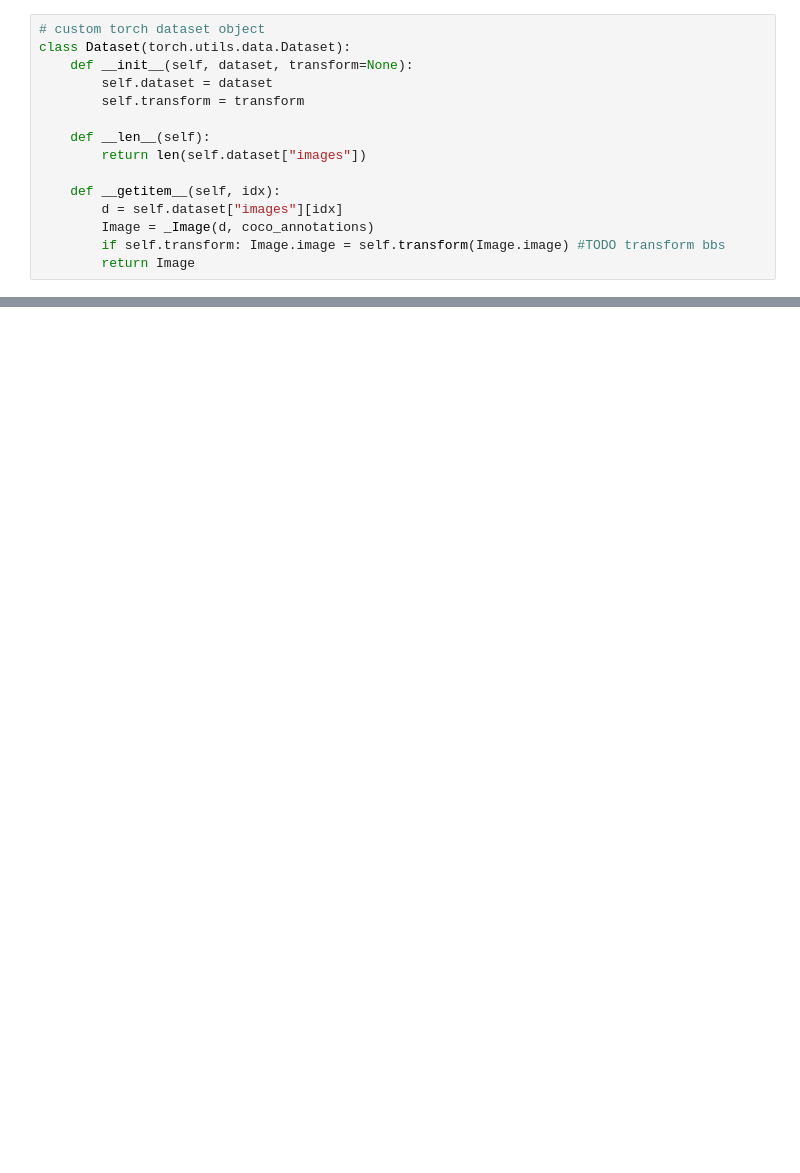
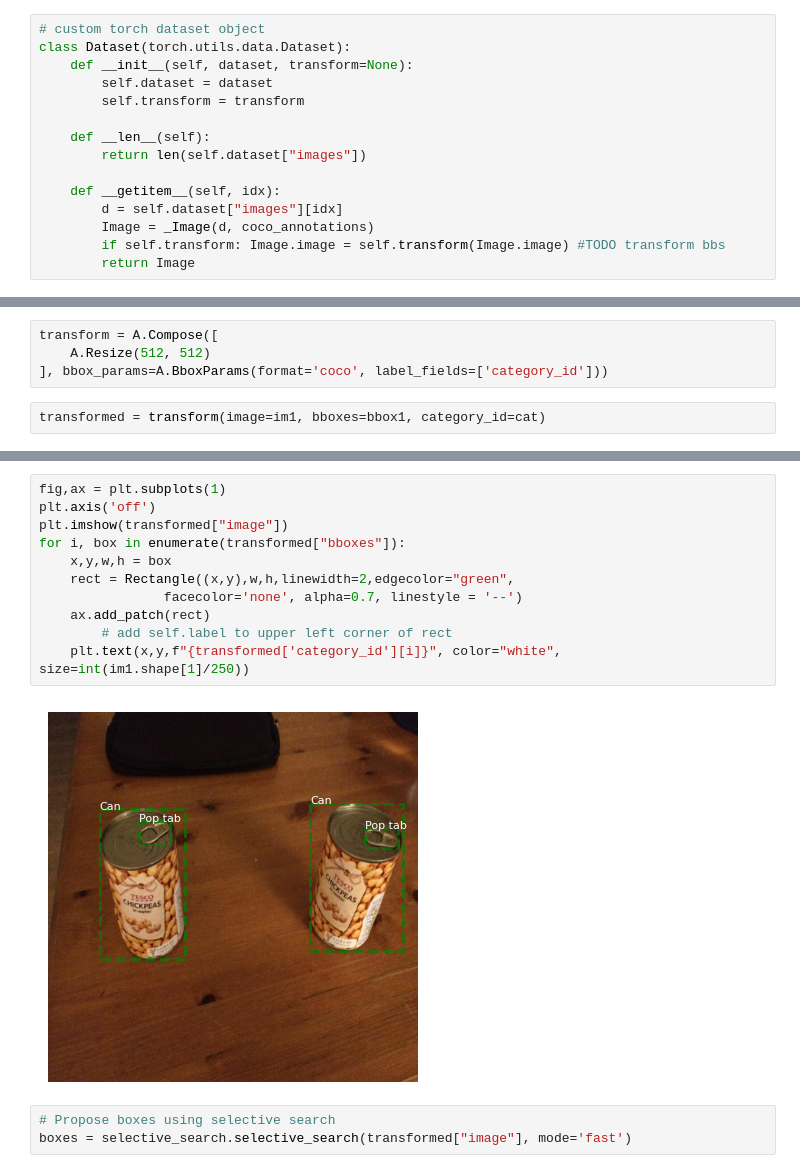
Before and after one commit to ExplodedViewMelon/02514_Project4, a Jupyter notebook: notebook.ipynb, the cells around one changed output, grey strips where cells are left out. Drawn from its saved outputs; the diff is of its cells as text; blank space fills up the shorter version.

```diff
--- a/notebook.ipynb
+++ b/notebook.ipynb
@@ -183,0 +213,6 @@ _dataset[np.random.randint(0,100)].imshow()
+# %%
+transform = A.Compose([
+    A.Resize(512, 512)
+], bbox_params=A.BboxParams(format='coco', label_fields=['category_id']))
+# %%
+transformed = transform(image=im1, bboxes=bbox1, category_id=cat)
@@ -183,0 +236,16 @@ _dataset[np.random.randint(0,100)].imshow()
+# %%
+fig,ax = plt.subplots(1)
+plt.axis('off')
+plt.imshow(transformed["image"])
+for i, box in enumerate(transformed["bboxes"]):
+    x,y,w,h = box
+    rect = Rectangle((x,y),w,h,linewidth=2,edgecolor="green",
+                facecolor='none', alpha=0.7, linestyle = '--')
+    ax.add_patch(rect)
+        # add self.label to upper left corner of rect
+    plt.text(x,y,f"{transformed['category_id'][i]}", color="white", size=int(im1.shape[1]/250))
+# %% [output]
+[figure, added]
+# %%
+# Propose boxes using selective search
+boxes = selective_search.selective_search(transformed["image"], mode='fast')
```
Also changed, not shown: parts of 19 cells of this notebook, 1 other file.
